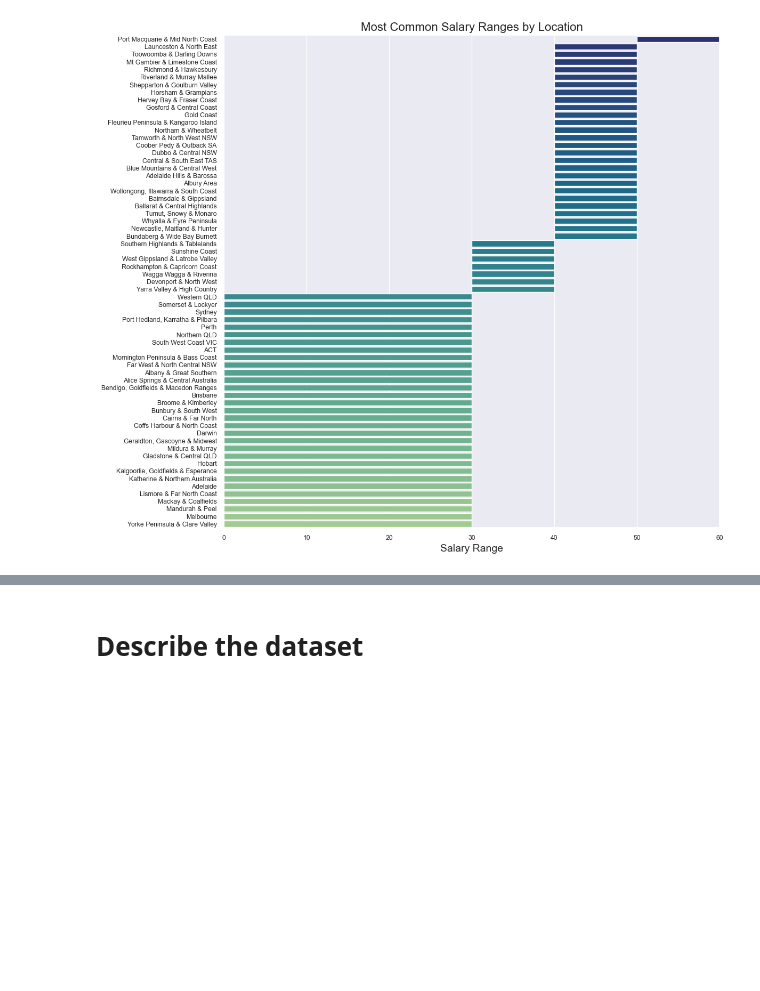
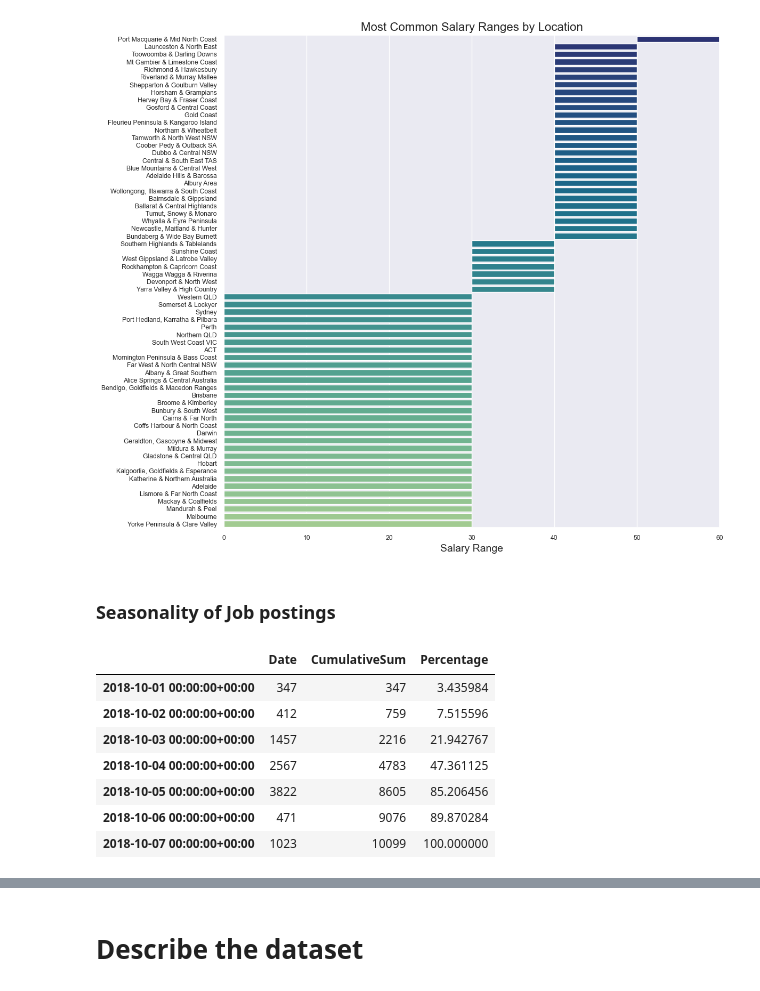
Before and after one commit to ToddNCooper/DataAnalyticsAssignment, a Jupyter notebook: rough_start.ipynb, the cells around one changed output, grey strips where cells are left out. Drawn from its saved outputs; the diff is of its cells as text; code cells hidden in the pictures; blank space fills up the shorter version.

```diff
--- a/rough_start.ipynb
+++ b/rough_start.ipynb
@@ -993,3 +995,26 @@ ax.set_title('Most Common Salary Ranges by Location', fontsize=16)
 plt.show()
 # %% [output]
 [figure]
+# %% [markdown]
+### Seasonality of Job postings
+# %%
+# create new dataframe with dates as indexes and counts of job postings as values
+df_dates = df['Date'].value_counts().to_frame()
+# sort the dataframe by index
+df_dates = df_dates.sort_index()
+# create a new column with the cumulative sum of job postings
+df_dates['CumulativeSum'] = df_dates['Date'].cumsum()
+# create a new column with the percentage of job postings
+df_dates['Percentage'] = df_dates['CumulativeSum'] / df_dates['Date'].sum() * 100
+
+#describe data
+df_dates.head(10)
+# %% [output]
+|  | Date | CumulativeSum | Percentage |
+| 2018-10-01 00:00:00+00:00 | 347 | 347 | 3.435984 |
+| 2018-10-02 00:00:00+00:00 | 412 | 759 | 7.515596 |
+| 2018-10-03 00:00:00+00:00 | 1457 | 2216 | 21.942767 |
+| 2018-10-04 00:00:00+00:00 | 2567 | 4783 | 47.361125 |
+| 2018-10-05 00:00:00+00:00 | 3822 | 8605 | 85.206456 |
+| 2018-10-06 00:00:00+00:00 | 471 | 9076 | 89.870284 |
+| 2018-10-07 00:00:00+00:00 | 1023 | 10099 | 100.000000 |
```
Also changed, not shown: parts of 10 cells of this notebook, 2 other files.
